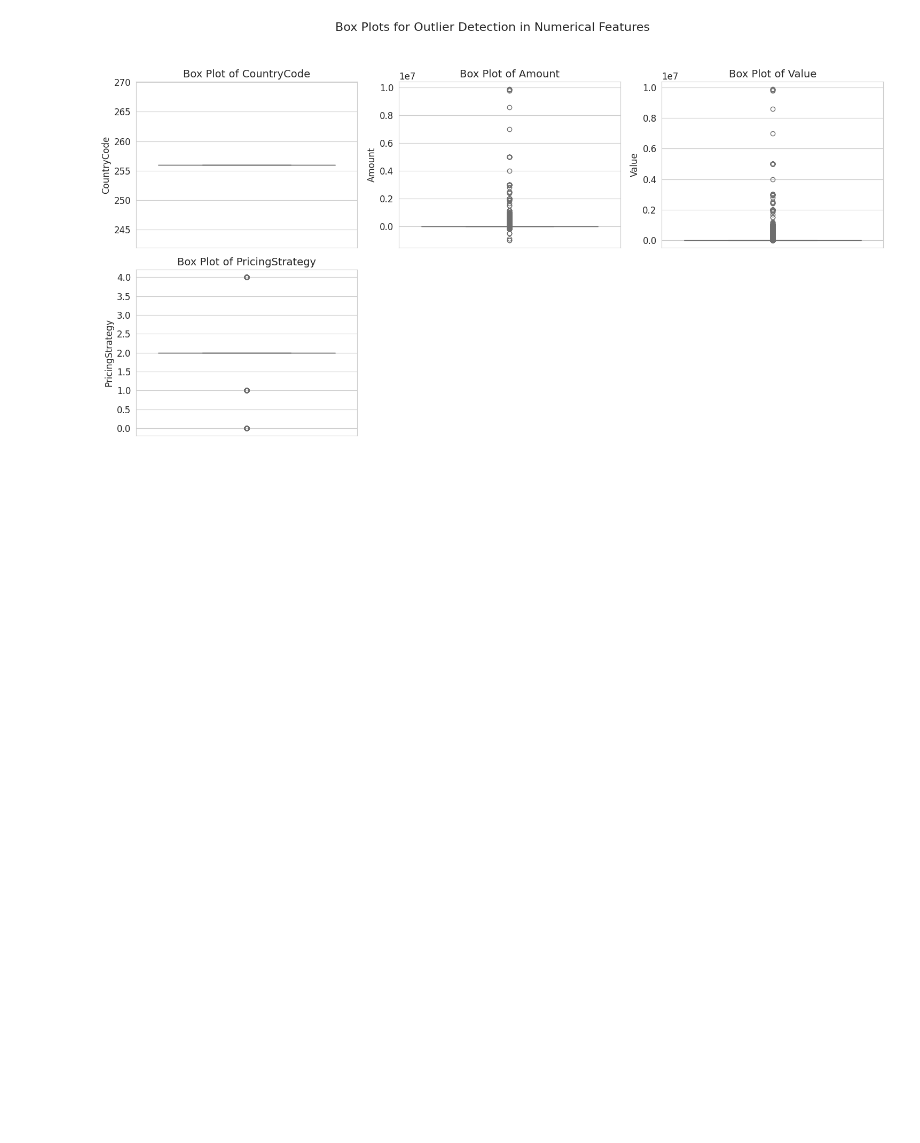
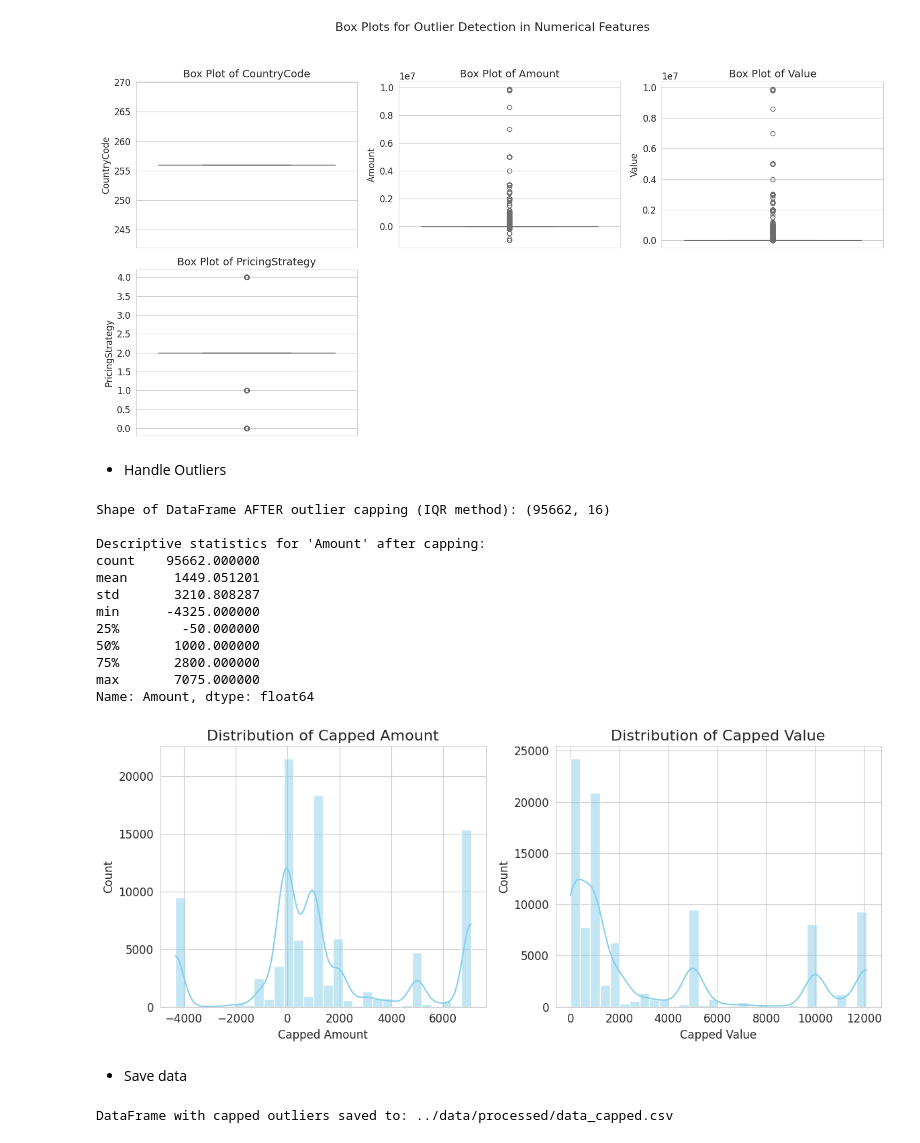
Before and after one commit to abnsol/credit-risk-model, a Jupyter notebook: notebooks/1.0-eda.ipynb, the cells around one changed output. Drawn from its saved outputs; the diff is of its cells as text; code cells hidden in the pictures; blank space fills up the shorter version.

Commit message:
chore: handle outliers with IQR

```diff
--- a/notebooks/1.0-eda.ipynb
+++ b/notebooks/1.0-eda.ipynb
@@ -223,3 +223,72 @@ if df is not None:
 # %% [output]
 --- Outlier Detection (using Box Plots) ---
 [figure]
+# %% [markdown]
+- Handle Outliers
+# %%
+# identify numerical columns
+numerical_columns = df.select_dtypes(include=np.number).columns.tolist()
+
+# Filter fraud results and country code (constant)
+numerical_features_for_outliers = [col for col in numerical_columns if col not in ['FraudResult', 'CountryCode']]
+
+# Capping Outliers (Winsorization)
+# This is often a better approach for financial data where extreme values might be real.
+df_capped = df.copy()
+
+for col in numerical_features_for_outliers:
+    Q1 = df_capped[col].quantile(0.25)
+    Q3 = df_capped[col].quantile(0.75)
+    IQR = Q3 - Q1
+    lower_bound = Q1 - 1.5 * IQR
+    upper_bound = Q3 + 1.5 * IQR
+
+    df_capped[col] = np.where(df_capped[col] < lower_bound, lower_bound, df_capped[col])
+    df_capped[col] = np.where(df_capped[col] > upper_bound, upper_bound, df_capped[col])
+
+print(f"\nShape of DataFrame AFTER outlier capping (IQR method): {df_capped.shape}")
+print("\nDescriptive statistics for 'Amount' after capping:")
+print(df_capped['Amount'].describe())
+
+df = df_capped
+
+# Plot the distributions of the CAPPED values
+plt.figure(figsize=(12, 5))
+
+plt.subplot(1, 2, 1)
+sns.histplot(df_capped['Amount'], kde=True, color='skyblue', bins=30)
+plt.title('Distribution of Capped Amount', fontsize=16)
+plt.xlabel('Capped Amount', fontsize=12)
+plt.ylabel('Count', fontsize=12)
+
+plt.subplot(1, 2, 2)
+sns.histplot(df_capped['Value'], kde=True, color='skyblue', bins=30)
+plt.title('Distribution of Capped Value', fontsize=16)
+plt.xlabel('Capped Value', fontsize=12)
+plt.ylabel('Count', fontsize=12)
+
+plt.tight_layout()
+plt.show()
+# %% [output]
+Shape of DataFrame AFTER outlier capping (IQR method): (95662, 16)
+
+Descriptive statistics for 'Amount' after capping:
+count    95662.000000
+mean      1449.051201
+std       3210.808287
+min      -4325.000000
+25%        -50.000000
+50%       1000.000000
+75%       2800.000000
+max       7075.000000
+Name: Amount, dtype: float64
+[figure, added]
+# %% [markdown]
+- Save data
+# %%
+# Assuming df_capped is your DataFrame after capping outliers
+output_path = '../data/processed/data_capped.csv' # Define a path for your processed data
+df_capped.to_csv(output_path, index=False) # index=False prevents writing the DataFrame index as a column
+print(f"DataFrame with capped outliers saved to: {output_path}")
+# %% [output]
+DataFrame with capped outliers saved to: ../data/processed/data_capped.csv
```
